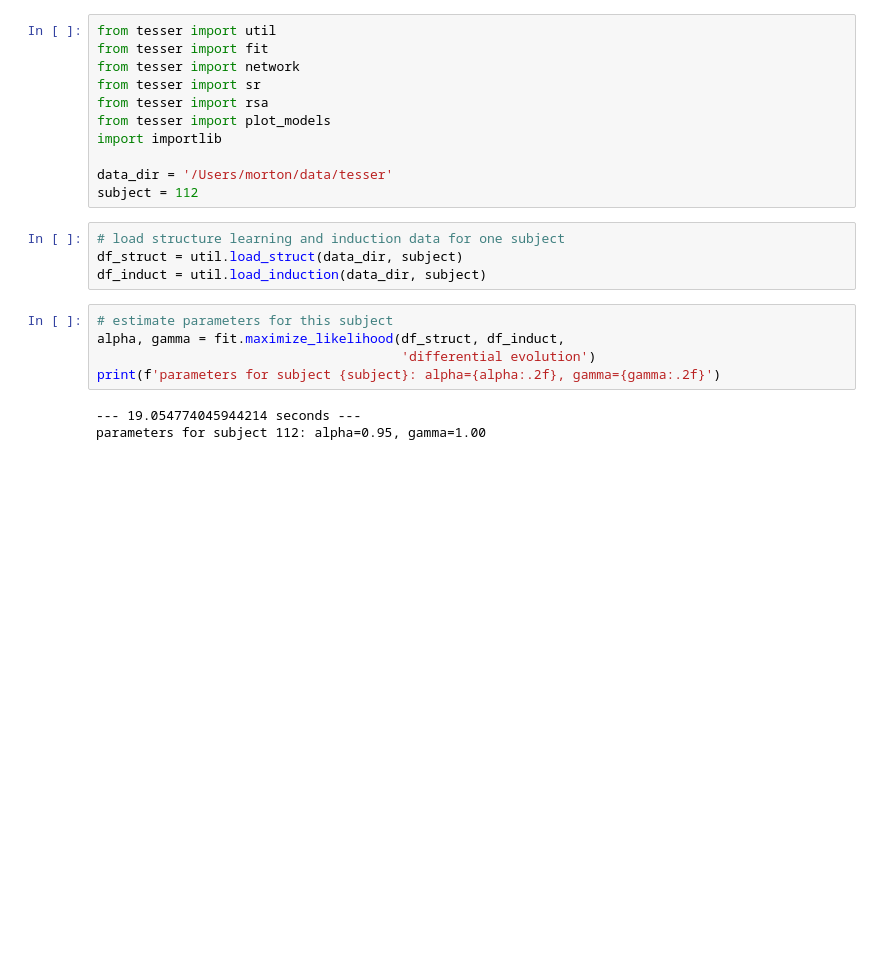
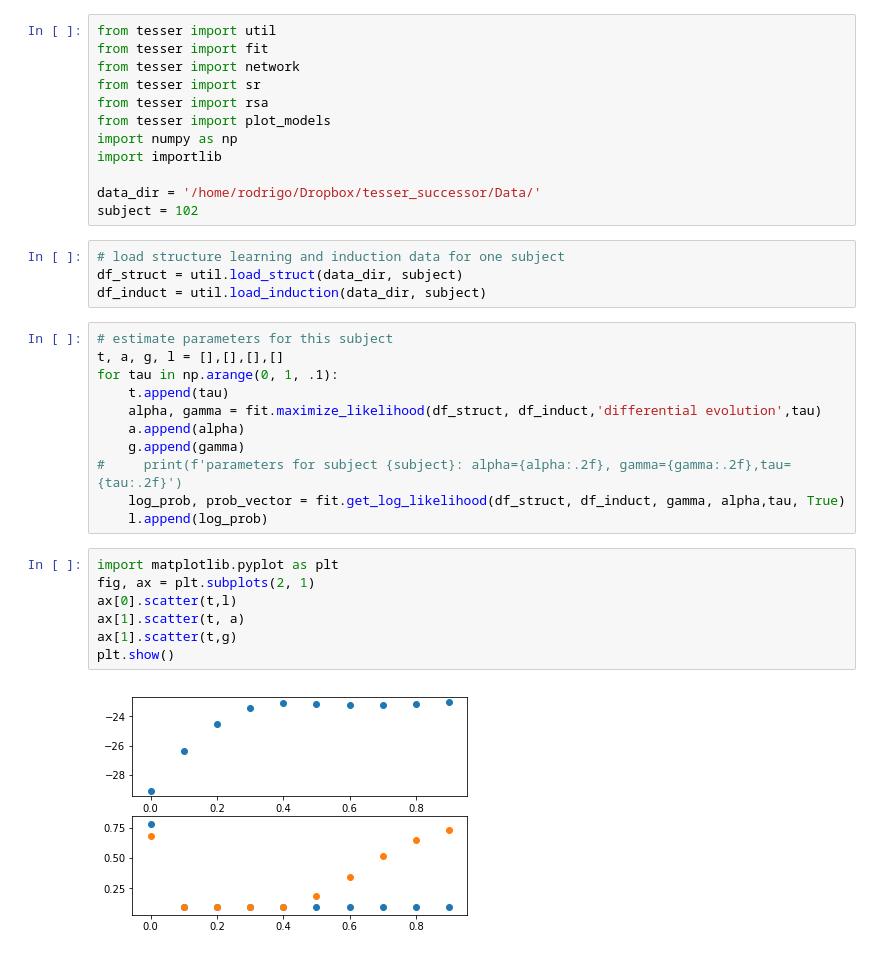
Before and after one commit to prestonlab/tesser_successor, a Jupyter notebook: test_sr_fit.ipynb, the cells around one changed output. Cells and saved outputs as stored; diff of their text form; blank space fills up the shorter version.

```diff
--- a/test_sr_fit.ipynb
+++ b/test_sr_fit.ipynb
@@ -5,19 +5,32 @@ from tesser import network
 from tesser import sr
 from tesser import rsa
 from tesser import plot_models
+import numpy as np
 import importlib
 
-data_dir = '/Users/morton/data/tesser'
-subject = 112
+data_dir = '/home/rodrigo/Dropbox/tesser_successor/Data/'
+subject = 102
 # %%
 # load structure learning and induction data for one subject
 df_struct = util.load_struct(data_dir, subject)
 df_induct = util.load_induction(data_dir, subject)
 # %%
 # estimate parameters for this subject
-alpha, gamma = fit.maximize_likelihood(df_struct, df_induct,
-                                       'differential evolution')
-print(f'parameters for subject {subject}: alpha={alpha:.2f}, gamma={gamma:.2f}')
+t, a, g, l = [],[],[],[]
+for tau in np.arange(0, 1, .1):
+    t.append(tau)
+    alpha, gamma = fit.maximize_likelihood(df_struct, df_induct,'differential evolution',tau)
+    a.append(alpha)
+    g.append(gamma)
+#     print(f'parameters for subject {subject}: alpha={alpha:.2f}, gamma={gamma:.2f},tau={tau:.2f}')
+    log_prob, prob_vector = fit.get_log_likelihood(df_struct, df_induct, gamma, alpha,tau, True)
+    l.append(log_prob)
-# %% [output]
---- 19.054774045944214 seconds ---
-parameters for subject 112: alpha=0.95, gamma=1.00
+# %%
+import matplotlib.pyplot as plt
+fig, ax = plt.subplots(2, 1)
+ax[0].scatter(t,l)
+ax[1].scatter(t, a)
+ax[1].scatter(t,g)
+plt.show()
+# %% [output]
+[figure, added]
```
Also changed, not shown: parts of 7 cells of this notebook, 4 other files.
